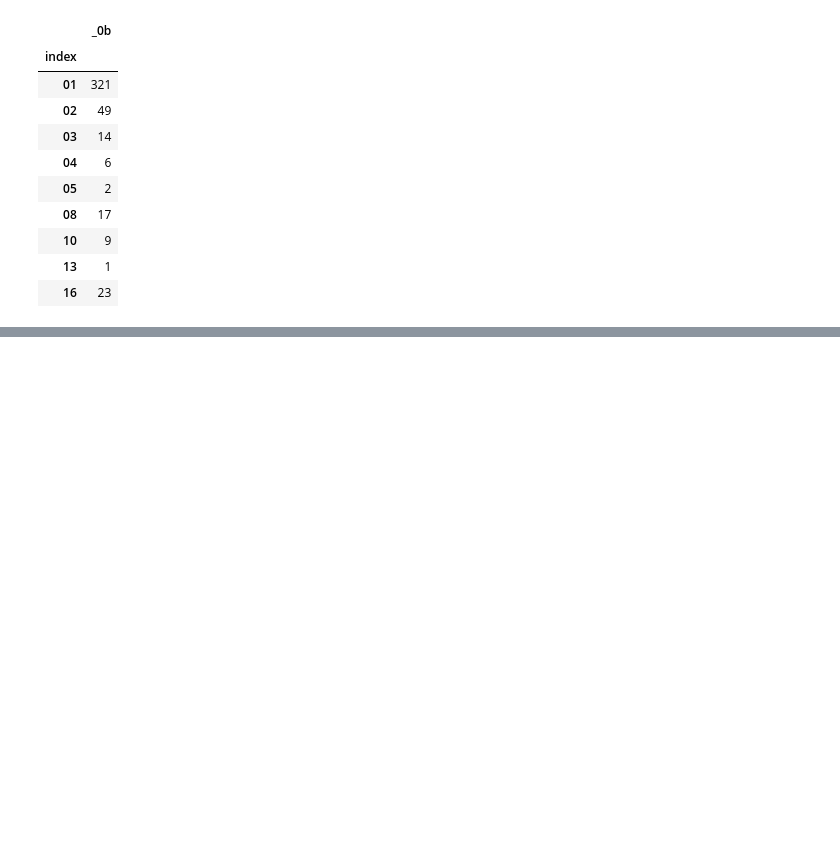
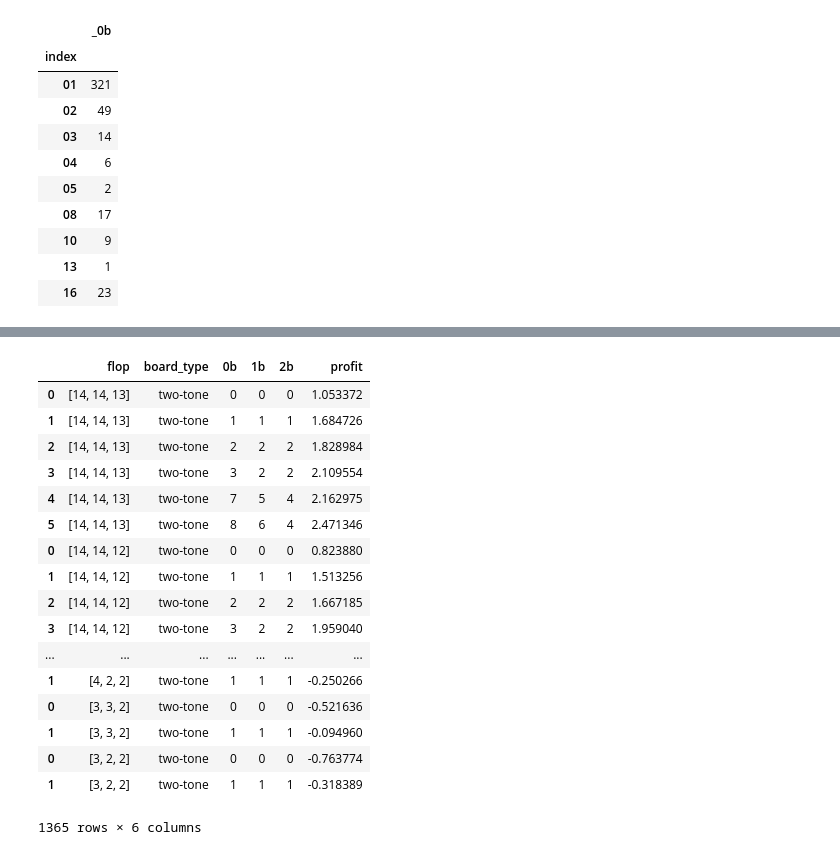
Before and after one commit to Peter-32/perfect_flop_poker, a Jupyter notebook: notebooks/2.Explore_Results.ipynb, the cells around one changed output, grey strips where cells are left out. Cells and saved outputs as stored; diff of their text form; code cells hidden in the pictures; blank space fills up the shorter version.

```diff
--- a/notebooks/2.Explore_Results.ipynb
+++ b/notebooks/2.Explore_Results.ipynb
@@ -166,0 +187,21 @@ pd.DataFrame(df2[focus].value_counts()).reset_index().sort_values(by=["index"]).
+# %%
+df
+# %% [output]
+|  | flop | board_type | 0b | 1b | 2b | profit |
+| 0 | [14, 14, 13] | two-tone | 0 | 0 | 0 | 1.053372 |
+| 1 | [14, 14, 13] | two-tone | 1 | 1 | 1 | 1.684726 |
+| 2 | [14, 14, 13] | two-tone | 2 | 2 | 2 | 1.828984 |
+| 3 | [14, 14, 13] | two-tone | 3 | 2 | 2 | 2.109554 |
+| 4 | [14, 14, 13] | two-tone | 7 | 5 | 4 | 2.162975 |
+| 5 | [14, 14, 13] | two-tone | 8 | 6 | 4 | 2.471346 |
+| 0 | [14, 14, 12] | two-tone | 0 | 0 | 0 | 0.823880 |
+| 1 | [14, 14, 12] | two-tone | 1 | 1 | 1 | 1.513256 |
+| 2 | [14, 14, 12] | two-tone | 2 | 2 | 2 | 1.667185 |
+| 3 | [14, 14, 12] | two-tone | 3 | 2 | 2 | 1.959040 |
+| ... | ... | ... | ... | ... | ... | ... |
+| 1 | [4, 2, 2] | two-tone | 1 | 1 | 1 | -0.250266 |
+| 0 | [3, 3, 2] | two-tone | 0 | 0 | 0 | -0.521636 |
+| 1 | [3, 3, 2] | two-tone | 1 | 1 | 1 | -0.094960 |
+| 0 | [3, 2, 2] | two-tone | 0 | 0 | 0 | -0.763774 |
+| 1 | [3, 2, 2] | two-tone | 1 | 1 | 1 | -0.318389 |
+1365 rows × 6 columns
```
Also changed, not shown: parts of 12 cells of this notebook, 1 other file.
